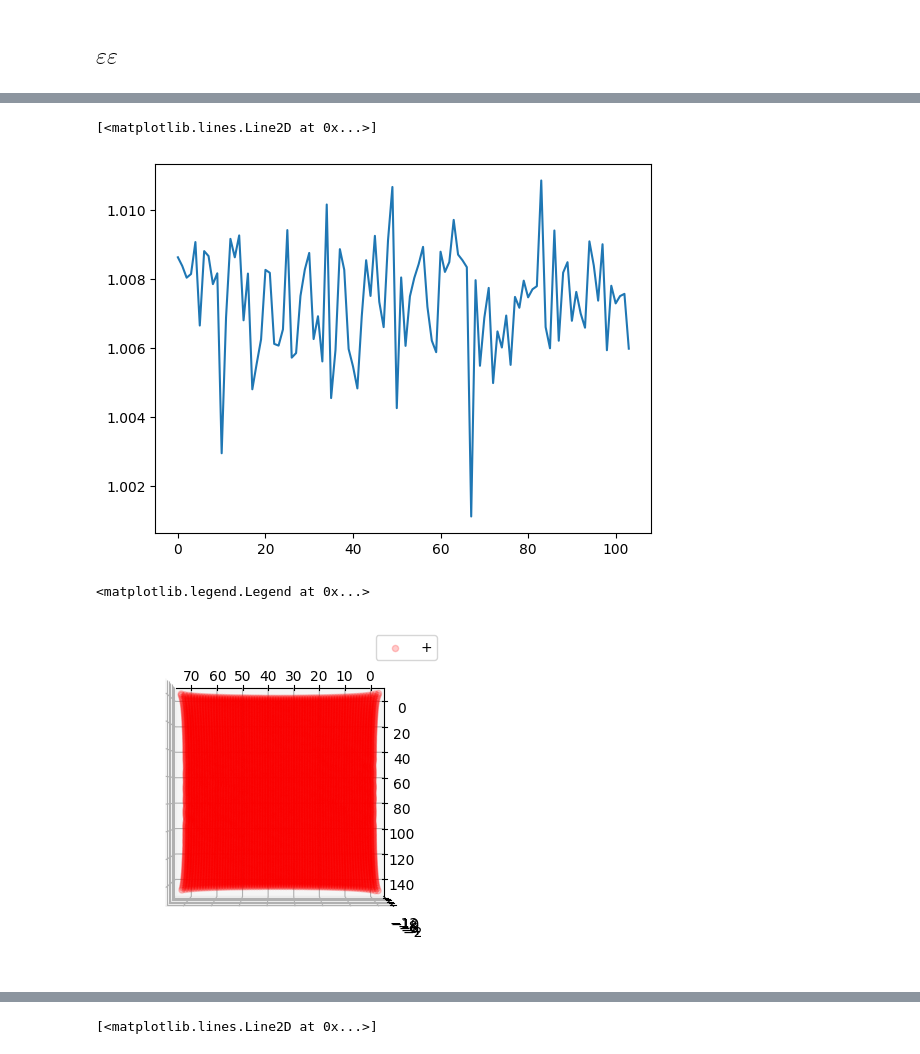
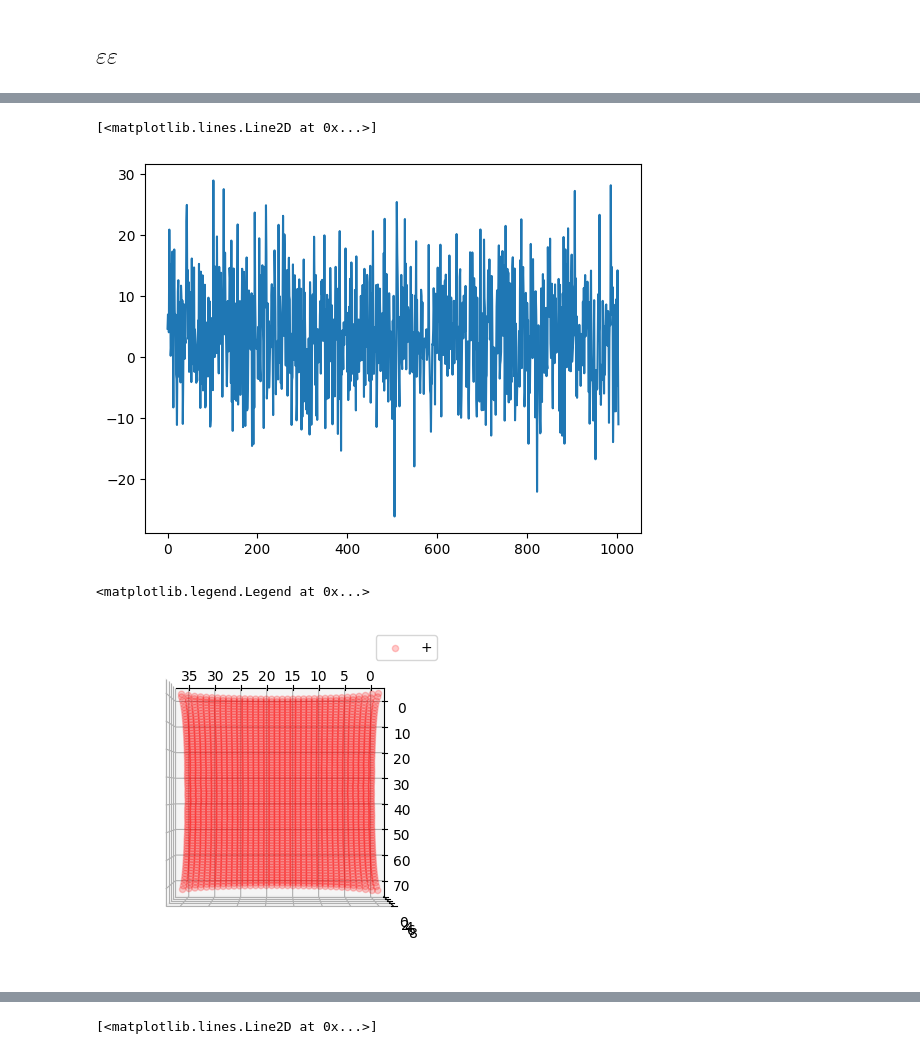
Before and after one commit to nobuyukimatsumoto68/hex, a Jupyter notebook: analysis.ipynb, the cells around one changed output, grey strips where cells are left out. Drawn from its saved outputs; the diff is of its cells as text; code cells hidden in the pictures.

```diff
--- a/analysis.ipynb
+++ b/analysis.ipynb
@@ -267,15 +267,15 @@ def epseps_corr_analytic(z):
 
     return res
 # %%
-# Lx = 72 # 72 # 384 # 768 # 1536
-# Ly = 2*Lx
-Lx = 3 # 72 # 384 # 768 # 1536
-Ly = 3
+Lx = 36 # 72 # 384 # 768 # 1536
+Ly = 2*Lx
+# Lx = 3 # 72 # 384 # 768 # 1536
+# Ly = 3
 
 tau = Ly/Lx*np.exp( 1.0j*np.pi/3 )
 
-Nbintot = 104
-binsize = 1e3
+Nbintot = 1004
+binsize = 1e2
 # Nbintot = 4
 # binsize = 1e2
 
@@ -520,2 +439,3 @@ subt = np.mean(eps_1pt[nskip:])-1.0
 # %%
-epseps_conn = np.array([ epseps_corr1[i]-eps_1pt[i]**2 for i in range(Nbintot)])
+epseps_conn = (2.0*np.pi)**2/r**4 * np.array([ epseps_corr1[i]-eps_1pt[i]**2 for i in range(Nbintot)])
+jk = Jackknife( Nbin, binsize, epseps_conn[nskip:] )
@@ -525,9 +442,9 @@ jk = Jackknife( Nbin, binsize, epseps_conn[nskip:] )
 # %%
 plt.close()
-plt.plot(epseps_corr1[:,int(Lx/2),int(Lx/2)])
+plt.plot(epseps_conn[:,int(Lx/2),int(Lx/2)])
 # %% [output]
 [<matplotlib.lines.Line2D at 0x...>]
-[figure, old version]
+[figure, new version]
 # %%
 shape = jk.mean().shape
 jkm = jk.mean()
@@ -567,4 +484,4 @@ ax.legend()
 # # plt.savefig('../plt/re_xixi_above.pdf',bbox_inches='tight')
 # %% [output]
 <matplotlib.legend.Legend at 0x...>
-[figure, old version]
+[figure, new version]
```
Also changed, not shown: parts of 81 cells of this notebook, 2 other files.
